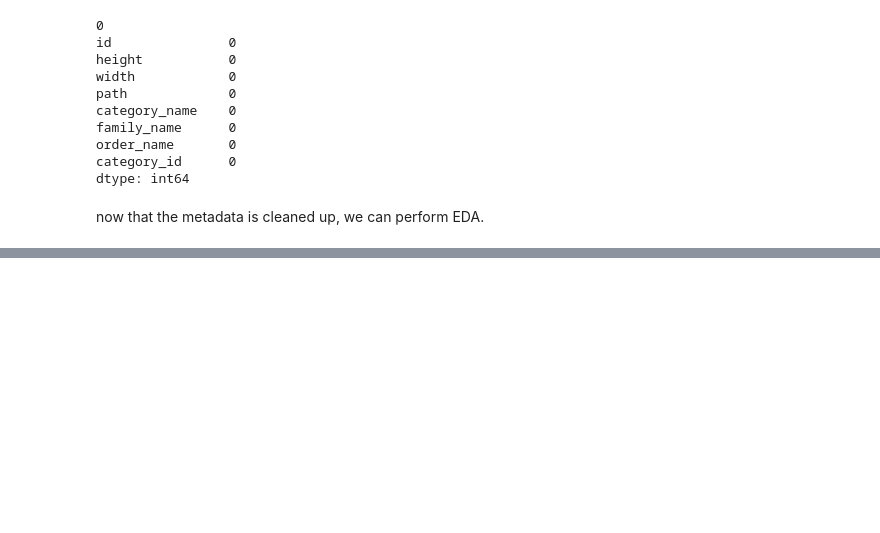
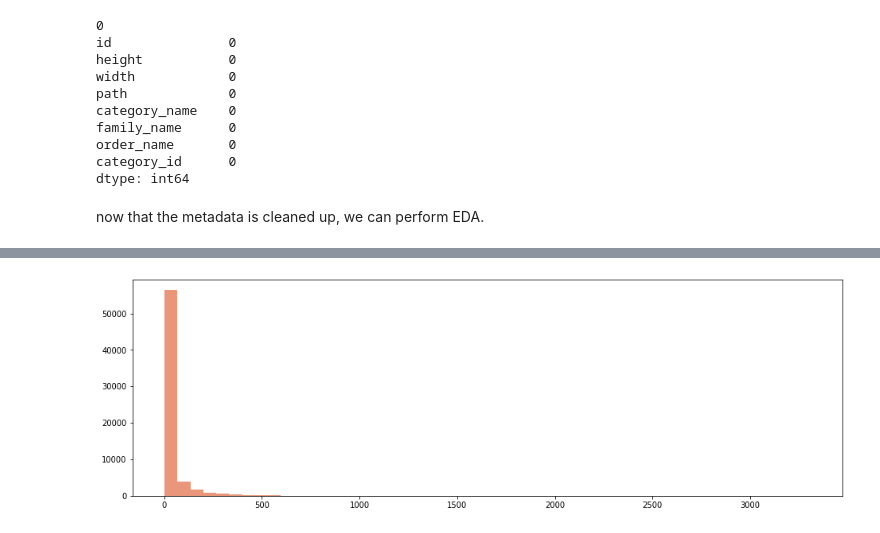
Before and after one commit to pappymu/herb, a Jupyter notebook: herb2021-modeling.ipynb, the cells around one changed output, grey strips where cells are left out. Cells and saved outputs as stored; diff of their text form; code cells hidden in the pictures; blank space fills up the shorter version.

```diff
--- a/herb2021-modeling.ipynb
+++ b/herb2021-modeling.ipynb
@@ -127,0 +210,5 @@ now that the metadata is cleaned up, we can perform EDA.
+# %%
+plt.figure(figsize=(16, 5))
+plt.hist(df_meta['category_id'].value_counts(), bins=50, color='darksalmon');
+# %% [output]
+[figure, added]
```
Also changed, not shown: parts of 39 cells of this notebook.
